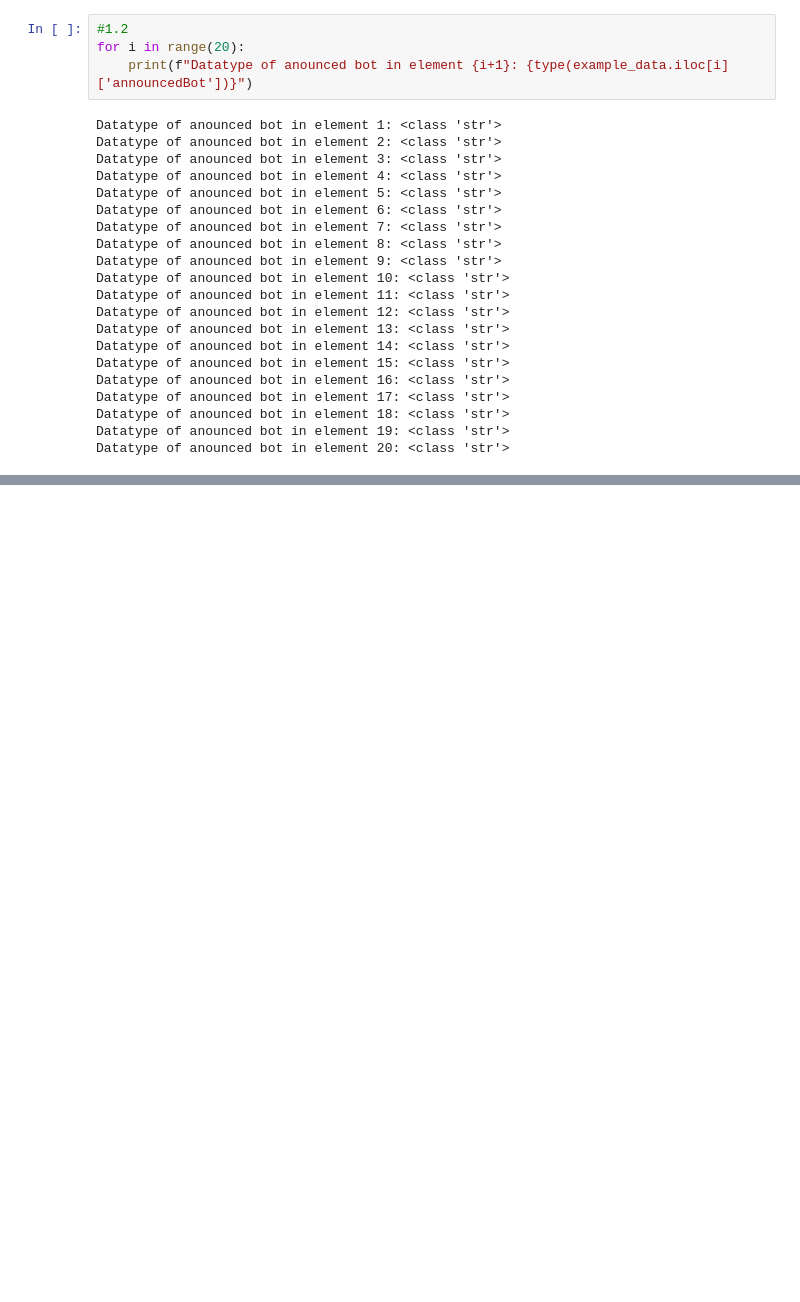
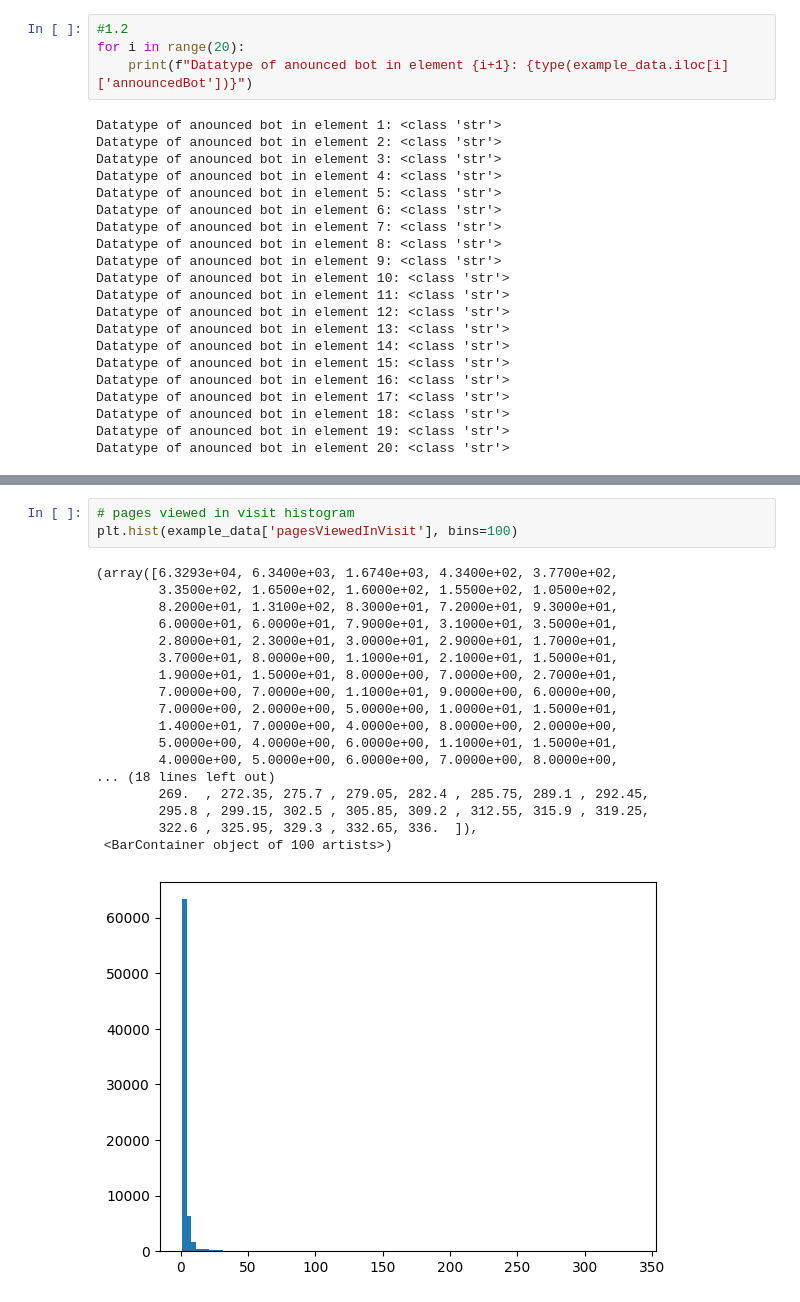
Before and after one commit to MichealNestor01/Veracity-Trust-Network-Event, a Jupyter notebook: exercises.ipynb, the cells around one changed output, grey strips where cells are left out. Saved outputs shown, nothing was run; the diff lists cells and outputs as text; blank space fills up the shorter version.

```diff
--- a/exercises.ipynb
+++ b/exercises.ipynb
@@ -71,0 +109,22 @@ example_data[:10]
+# %%
+# pages viewed in visit histogram
+plt.hist(example_data['pagesViewedInVisit'], bins=100)
+# %% [output]
+(array([6.3293e+04, 6.3400e+03, 1.6740e+03, 4.3400e+02, 3.7700e+02,
+        3.3500e+02, 1.6500e+02, 1.6000e+02, 1.5500e+02, 1.0500e+02,
+        8.2000e+01, 1.3100e+02, 8.3000e+01, 7.2000e+01, 9.3000e+01,
+        6.0000e+01, 6.0000e+01, 7.9000e+01, 3.1000e+01, 3.5000e+01,
+        2.8000e+01, 2.3000e+01, 3.0000e+01, 2.9000e+01, 1.7000e+01,
+        3.7000e+01, 8.0000e+00, 1.1000e+01, 2.1000e+01, 1.5000e+01,
+        1.9000e+01, 1.5000e+01, 8.0000e+00, 7.0000e+00, 2.7000e+01,
+        7.0000e+00, 7.0000e+00, 1.1000e+01, 9.0000e+00, 6.0000e+00,
+        7.0000e+00, 2.0000e+00, 5.0000e+00, 1.0000e+01, 1.5000e+01,
+        1.4000e+01, 7.0000e+00, 4.0000e+00, 8.0000e+00, 2.0000e+00,
+        5.0000e+00, 4.0000e+00, 6.0000e+00, 1.1000e+01, 1.5000e+01,
+        4.0000e+00, 5.0000e+00, 6.0000e+00, 7.0000e+00, 8.0000e+00,
+... (18 lines left out)
+        269.  , 272.35, 275.7 , 279.05, 282.4 , 285.75, 289.1 , 292.45,
+        295.8 , 299.15, 302.5 , 305.85, 309.2 , 312.55, 315.9 , 319.25,
+        322.6 , 325.95, 329.3 , 332.65, 336.  ]),
+ <BarContainer object of 100 artists>)
+[figure, added]
```
Also changed, not shown: parts of 3 cells of this notebook.
